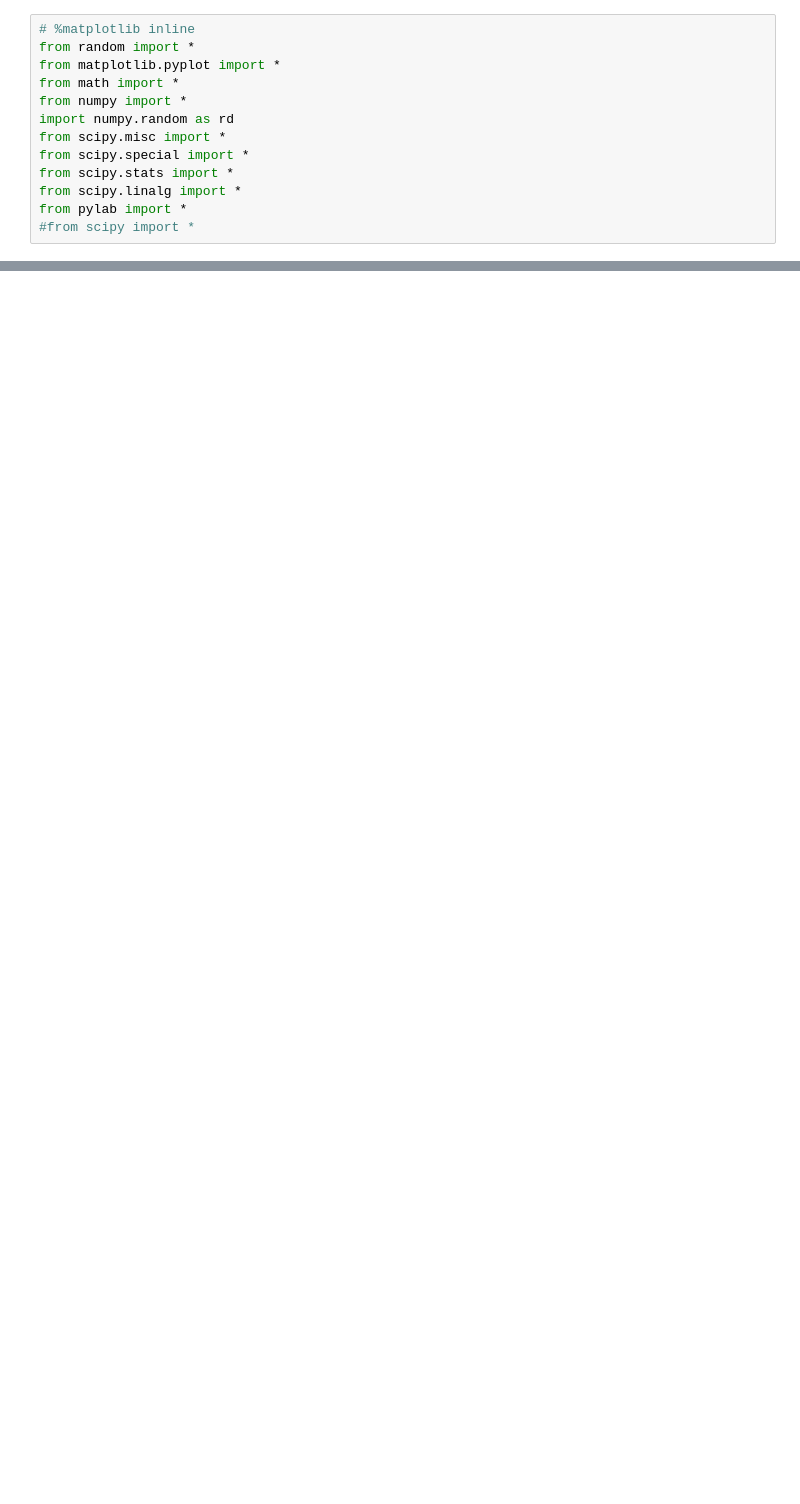
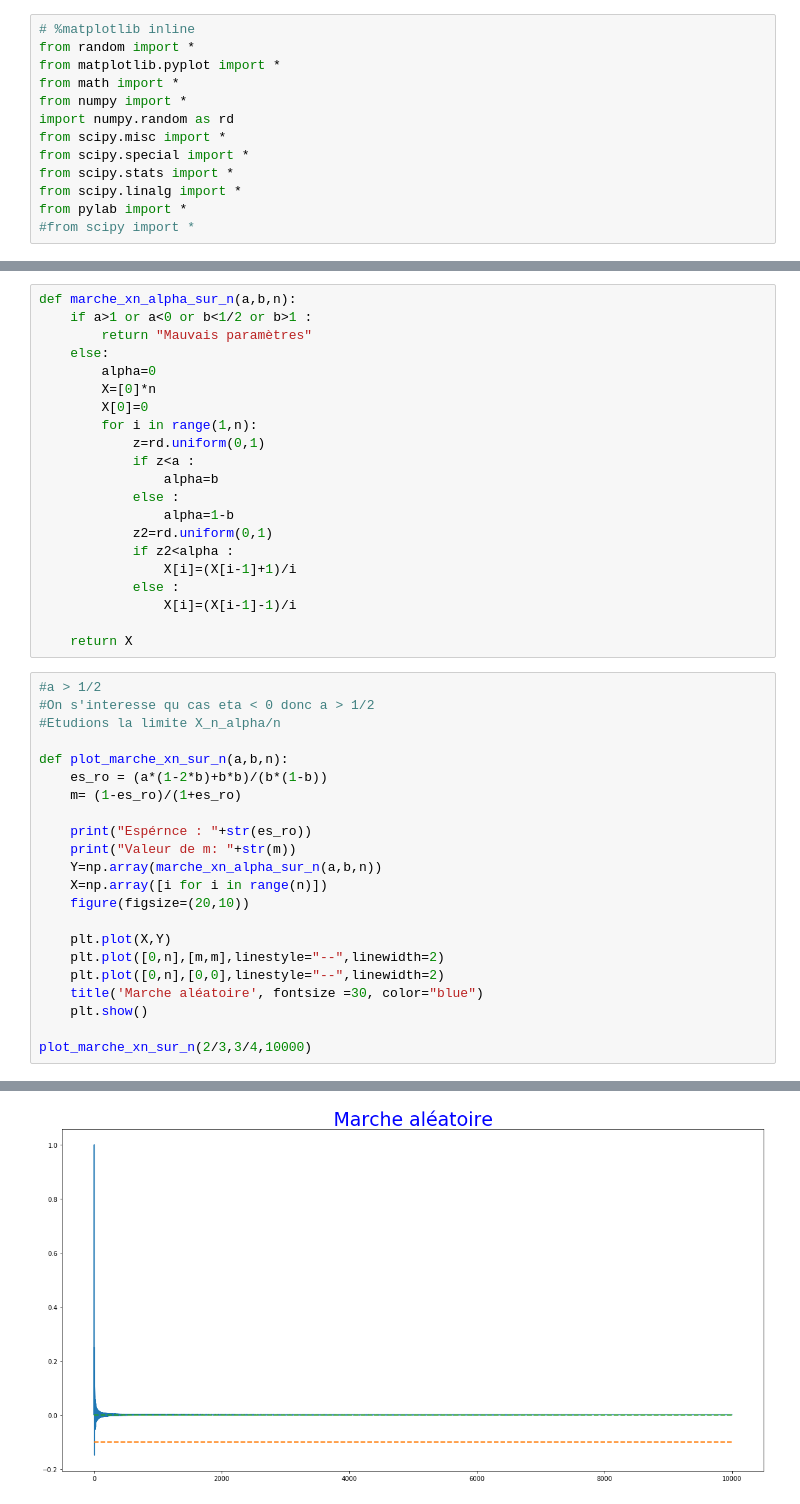
Before and after one commit to maoryy/Marches-aleatoires-en-milieu-aleatoire, a Jupyter notebook: Projet MAMA.ipynb, the cells around one changed output, grey strips where cells are left out. Saved outputs shown, nothing was run; the diff lists cells and outputs as text; blank space fills up the shorter version.

```diff
--- a/Projet MAMA.ipynb
+++ b/Projet MAMA.ipynb
@@ -57,0 +84,44 @@ eta=-0.36620409622270317
+# %%
+def marche_xn_alpha_sur_n(a,b,n):
+    if a>1 or a<0 or b<1/2 or b>1 :
+        return "Mauvais paramètres"
+    else:
+        alpha=0
+        X=[0]*n
+        X[0]=0
+        for i in range(1,n):
+            z=rd.uniform(0,1)
+            if z<a :
+                alpha=b
+            else :
+                alpha=1-b
+            z2=rd.uniform(0,1)
+            if z2<alpha :
+                X[i]=(X[i-1]+1)/i
+            else :
+                X[i]=(X[i-1]-1)/i
+
+    return X
+# %%
+#a > 1/2
+#On s'interesse qu cas eta < 0 donc a > 1/2
+#Etudions la limite X_n_alpha/n
+
+def plot_marche_xn_sur_n(a,b,n):
+    es_ro = (a*(1-2*b)+b*b)/(b*(1-b))
+    m= (1-es_ro)/(1+es_ro)
+
+    print("Espérnce : "+str(es_ro))
+    print("Valeur de m: "+str(m))
+    Y=np.array(marche_xn_alpha_sur_n(a,b,n))
+    X=np.array([i for i in range(n)])
+    figure(figsize=(20,10))
+
+    plt.plot(X,Y)
+    plt.plot([0,n],[m,m],linestyle="--",linewidth=2)
+    plt.plot([0,n],[0,0],linestyle="--",linewidth=2)
+    title('Marche aléatoire', fontsize =30, color="blue")
+    plt.show()
+
+plot_marche_xn_sur_n(2/3,3/4,10000)
+# %% [output]
@@ -57,0 +130 @@ eta=-0.36620409622270317
+[figure, added]
```
Also changed, not shown: parts of 6 cells of this notebook.
